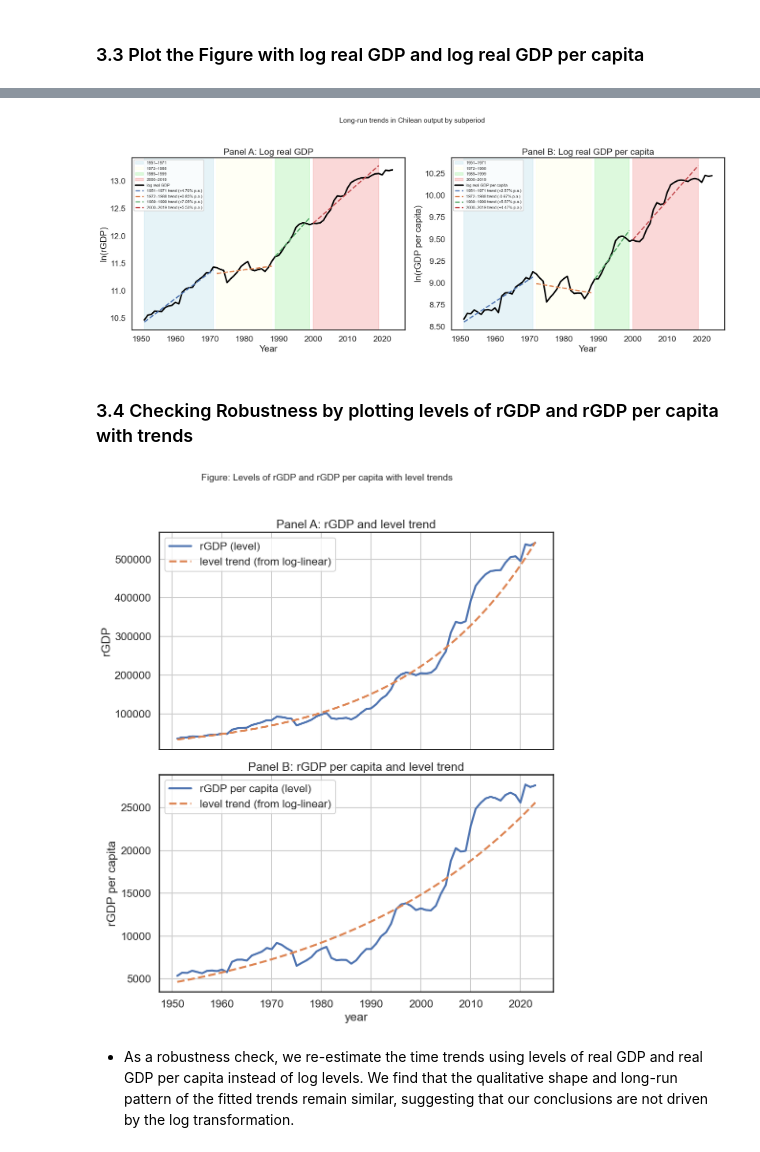
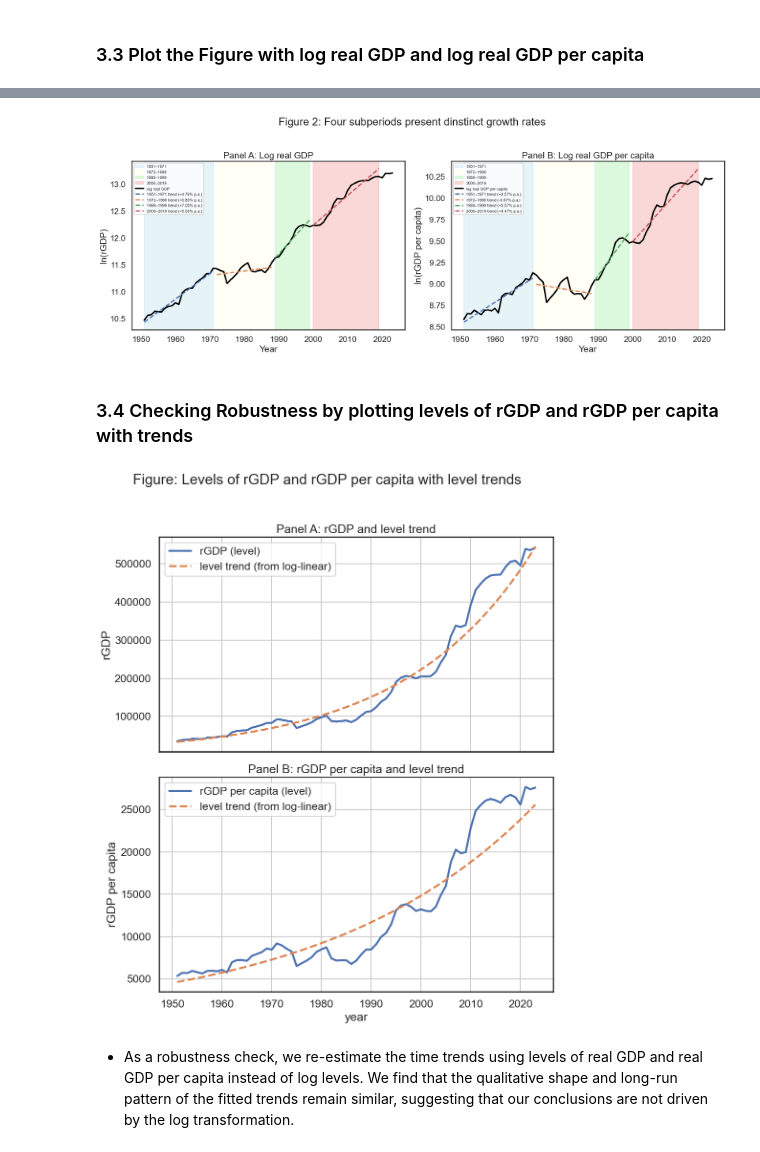
Before and after one commit to IcarusBai/EC2B1_Coursework, a Jupyter notebook: EC2B1_Coursework_Program.ipynb, the cells around one changed output, grey strips where cells are left out. Drawn from its saved outputs; the diff is of its cells as text; code cells hidden in the pictures.

```diff
--- a/EC2B1_Coursework_Program.ipynb
+++ b/EC2B1_Coursework_Program.ipynb
@@ -220,42 +221,42 @@ for ax, (series, label, ylabel, title) in zip(axes, series_info):
     ax.set_title(title)
     ax.legend(fontsize=8, loc='upper left')
 
-fig.suptitle('Long-run trends in Chilean output by subperiod', fontsize=14)
+fig.suptitle('Figure 2: Four subperiods present dinstinct growth rates')
 plt.tight_layout(rect=[0, 0, 1, 0.96])
 plt.show()
 # %% [output]
-[figure, old version]
+[figure, new version]
 # %% [markdown]
 ### 3.4 Checking Robustness by plotting levels of rGDP and rGDP per capita with trends
 # %%
 Yhat_level = np.exp(lgYhat_exp_lin)
 yhat_level = np.exp(lgyhat_exp_lin)
 
 lw = 3
 fig, axes = plt.subplots(2, 1, figsize=(10, 12), sharex=True)
 
 # Panel A: rGDP levels
 axes[0].plot(years, rgdpe, label='rGDP (level)', linewidth=lw)
 axes[0].plot(years, Yhat_level, label='level trend (from log-linear)', linewidth=lw, linestyle='--')
 axes[0].set_ylabel('rGDP')
 axes[0].set_title('Panel A: rGDP and level trend')
 axes[0].legend()
 axes[0].grid(True)
 
 # Panel B: rGDP per capita levels
 axes[1].plot(years, rgdpe_pc, label='rGDP per capita (level)', linewidth=lw)
 axes[1].plot(years, yhat_level, label='level trend (from log-linear)', linewidth=lw, linestyle='--')
 axes[1].set_ylabel('rGDP per capita')
 axes[1].set_xlabel('year')
 axes[1].set_title('Panel B: rGDP per capita and level trend')
 axes[1].legend()
 axes[1].grid(True)
 
-fig.suptitle('Figure: Levels of rGDP and rGDP per capita with level trends', fontsize=14)
+fig.suptitle('Figure: Levels of rGDP and rGDP per capita with level trends')
 plt.tight_layout(rect=[0, 0, 1, 0.96])
 plt.show()
 # %% [output]
-[figure, old version]
+[figure, new version]
 # %% [markdown]
 - As a robustness check, we re-estimate the time trends using levels of real GDP and real GDP per capita instead of log levels. We find that the qualitative shape and long-run pattern of the fitted trends remain similar, suggesting that our conclusions are not driven by the log transformation.
 # %% [markdown]
```
Also changed, not shown: parts of 9 cells of this notebook.
